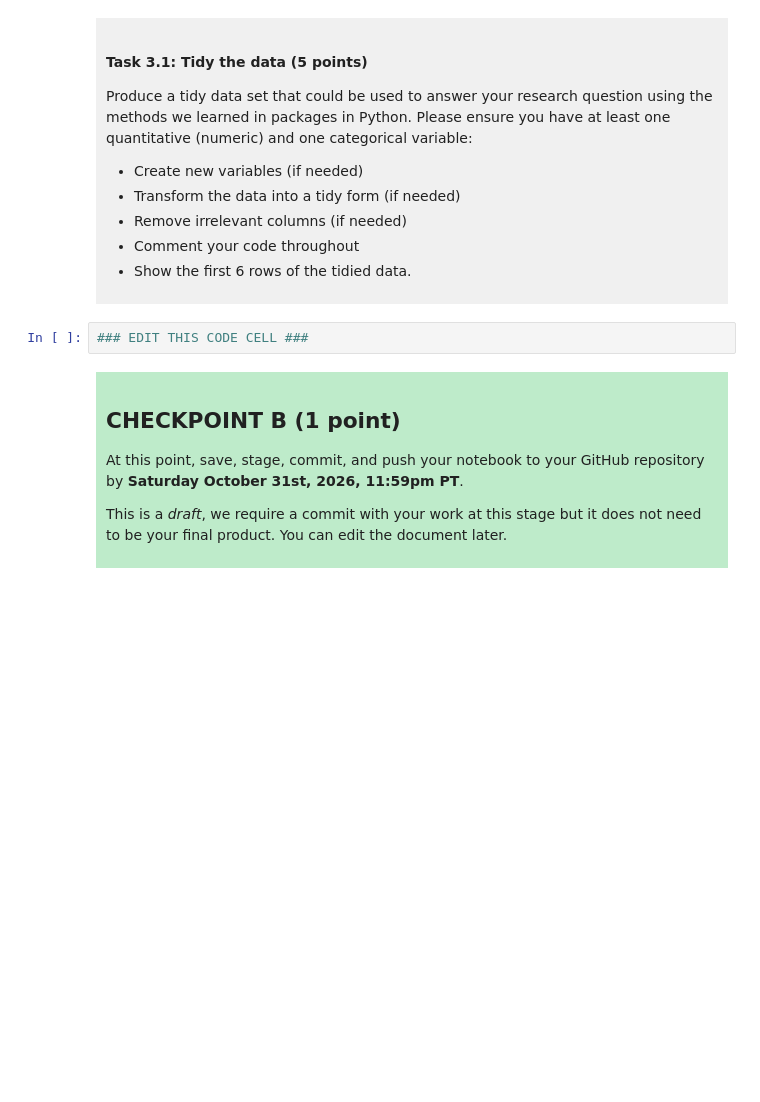
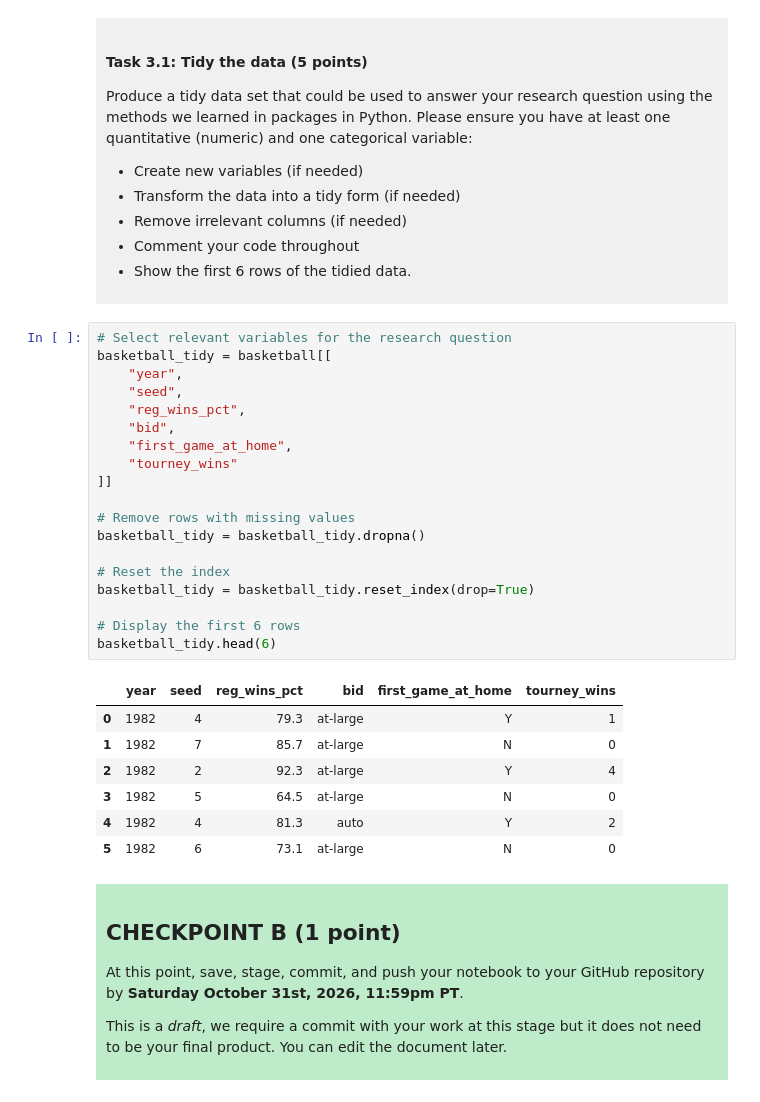
Before and after one commit to abigailtham/dsci-100-project-abigail-tham, a Jupyter notebook: dsci-100-project-notebook (1).ipynb, the cells around one changed output. Cells and saved outputs as stored; diff of their text form; blank space fills up the shorter version.

```diff
--- a/dsci-100-project-notebook (1).ipynb
+++ b/dsci-100-project-notebook (1).ipynb
@@ -187,7 +196,32 @@ Produce a tidy data set that could be used to answer your research question usin
 
 </div>
 # %%
-### EDIT THIS CODE CELL ###
+# Select relevant variables for the research question
+basketball_tidy = basketball[[
+    "year",
+    "seed",
+    "reg_wins_pct",
+    "bid",
+    "first_game_at_home",
+    "tourney_wins"
+]]
+
+# Remove rows with missing values
+basketball_tidy = basketball_tidy.dropna()
+
+# Reset the index
+basketball_tidy = basketball_tidy.reset_index(drop=True)
+
+# Display the first 6 rows
+basketball_tidy.head(6)
+# %% [output]
+|  | year | seed | reg_wins_pct | bid | first_game_at_home | tourney_wins |
+| 0 | 1982 | 4 | 79.3 | at-large | Y | 1 |
+| 1 | 1982 | 7 | 85.7 | at-large | N | 0 |
+| 2 | 1982 | 2 | 92.3 | at-large | Y | 4 |
+| 3 | 1982 | 5 | 64.5 | at-large | N | 0 |
+| 4 | 1982 | 4 | 81.3 | auto | Y | 2 |
+| 5 | 1982 | 6 | 73.1 | at-large | N | 0 |
 # %% [markdown]
 <div style="background-color: #beebca; padding: 10px;">
 
```
Also changed, not shown: parts of 4 cells of this notebook.
